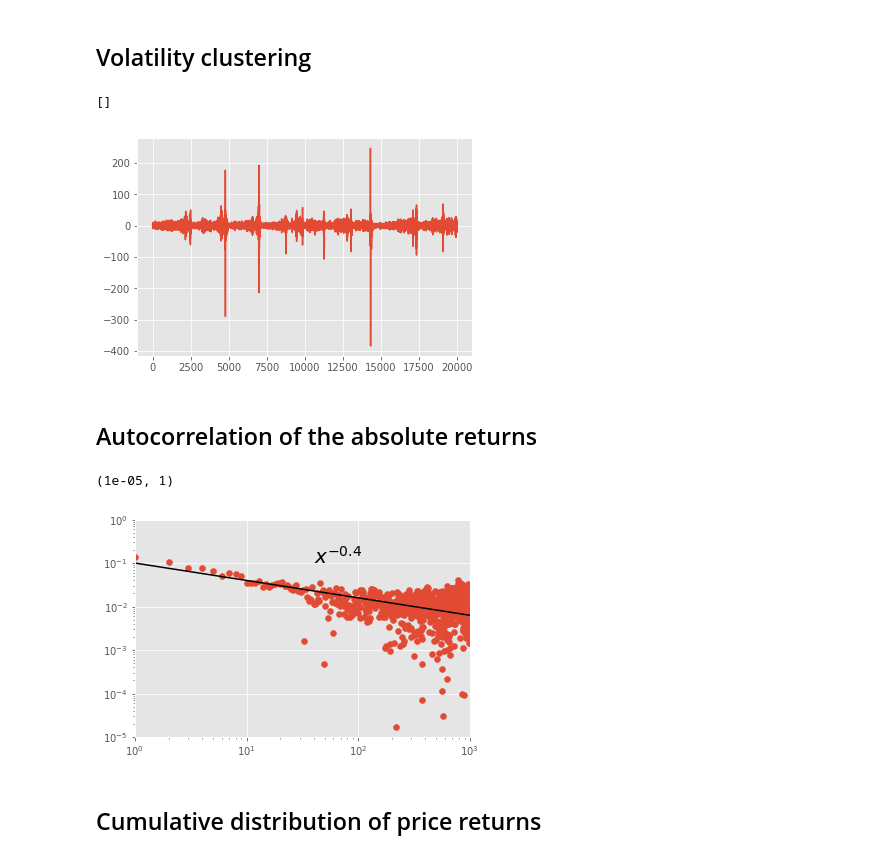
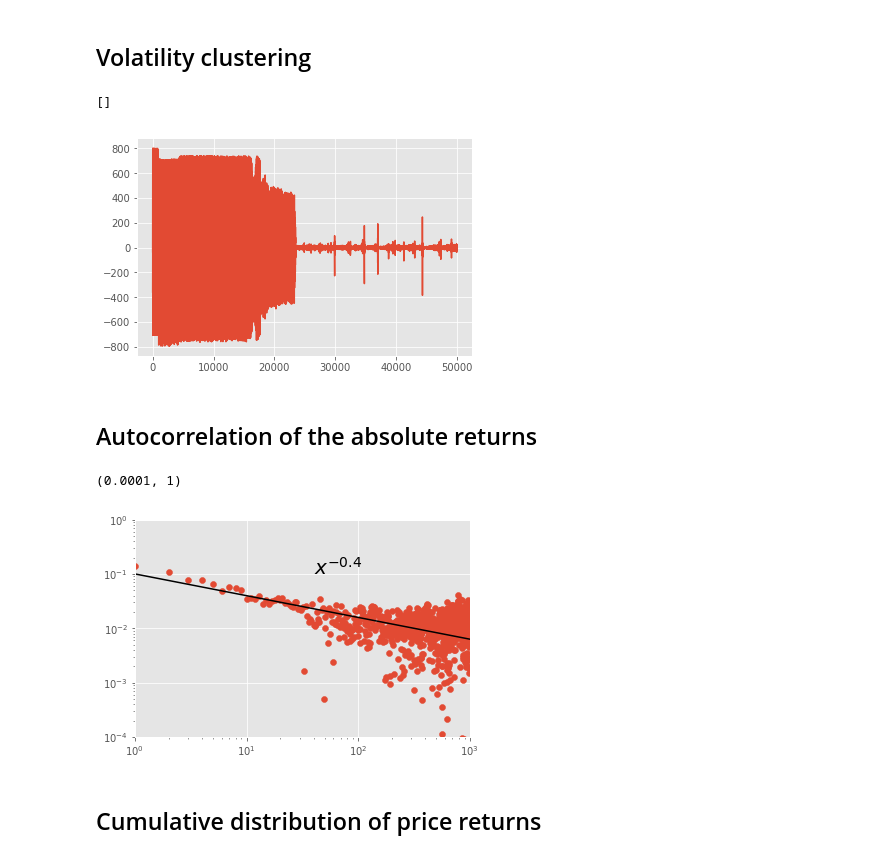
Before and after one commit to toru34/minority_game, a Jupyter notebook: visualization/results_gcmg.ipynb, the cells around one changed output. Drawn from its saved outputs; the diff is of its cells as text; code cells hidden in the pictures.

Commit message:
fix gcmg results

```diff
--- a/visualization/results_gcmg.ipynb
+++ b/visualization/results_gcmg.ipynb
@@ -20,29 +20,31 @@ def read_data(dir_path, file_prefix, r):
 # %%
 # Parameters
 s = 2
 p = 16
 eps = 0.01
+rhok = 0
+rhos = 0
 n_minority_agents = 0
 n_producer_agents = 1200
 n_speculator_agents = 1001
 n_iters = 50000
 n_runs = 1
 
 start_timestep = 30000
 
 # Read data
-dir_path = '../simulation_results/s{}_p{}_eps{:.2f}_nmins{}_npros{}_nspes{}_niters{}_nruns{}/'.format(
-    s, p, eps, n_minority_agents, n_producer_agents, n_speculator_agents, n_iters, n_runs)
+dir_path = '../simulation_results/s{}_p{}_eps{:.2f}_rhok{:.2f}_rhos{:.2f}_nmins{}_npros{}_nspes{}_niters{}_nruns{}/'.format(
+    s, p, eps, rhok, rhos, n_minority_agents, n_producer_agents, n_speculator_agents, n_iters, n_runs)
 
 excess_demand_history = read_data(dir_path, 'excess_demand_history', 0)
-excess_demand_history = excess_demand_history[start_timestep:]
+# excess_demand_history = excess_demand_history[start_timestep:]
 
 plt.plot(excess_demand_history)
 
 plt.plot()
 # %% [output]
 []
-[figure, old version]
+[figure, new version]
 # %% [markdown]
 ## Autocorrelation of the absolute returns
 # %%
@@ -68,8 +70,8 @@ n_runs = 1
 start_timestep = 30000
 
 # Read data
-dir_path = '../simulation_results/s{}_p{}_eps{:.2f}_nmins{}_npros{}_nspes{}_niters{}_nruns{}/'.format(
-    s, p, eps, n_minority_agents, n_producer_agents, n_speculator_agents, n_iters, n_runs)
+dir_path = '../simulation_results/s{}_p{}_eps{:.2f}_rhok{:.2f}_rhos{:.2f}_nmins{}_npros{}_nspes{}_niters{}_nruns{}/'.format(
+    s, p, eps, rhok, rhos, n_minority_agents, n_producer_agents, n_speculator_agents, n_iters, n_runs)
 
 excess_demand_history = read_data(dir_path, 'excess_demand_history', 0)
 excess_demand_history = excess_demand_history[start_timestep:]
@@ -89,13 +91,13 @@ plt.xscale('log')
 plt.yscale('log')
 
 x_max, x_min = 1e+3, 1
-y_max, y_min = 1, 1e-5
+y_max, y_min = 1, 1e-4
 
 plt.xlim(x_min, x_max)
 plt.ylim(y_min, y_max)
 # %% [output]
-(1e-05, 1)
+(0.0001, 1)
-[figure, old version]
+[figure, new version]
 # %% [markdown]
 ## Cumulative distribution of price returns
 # %%
```
Also changed, not shown: parts of 6 cells of this notebook, 3 other files.
